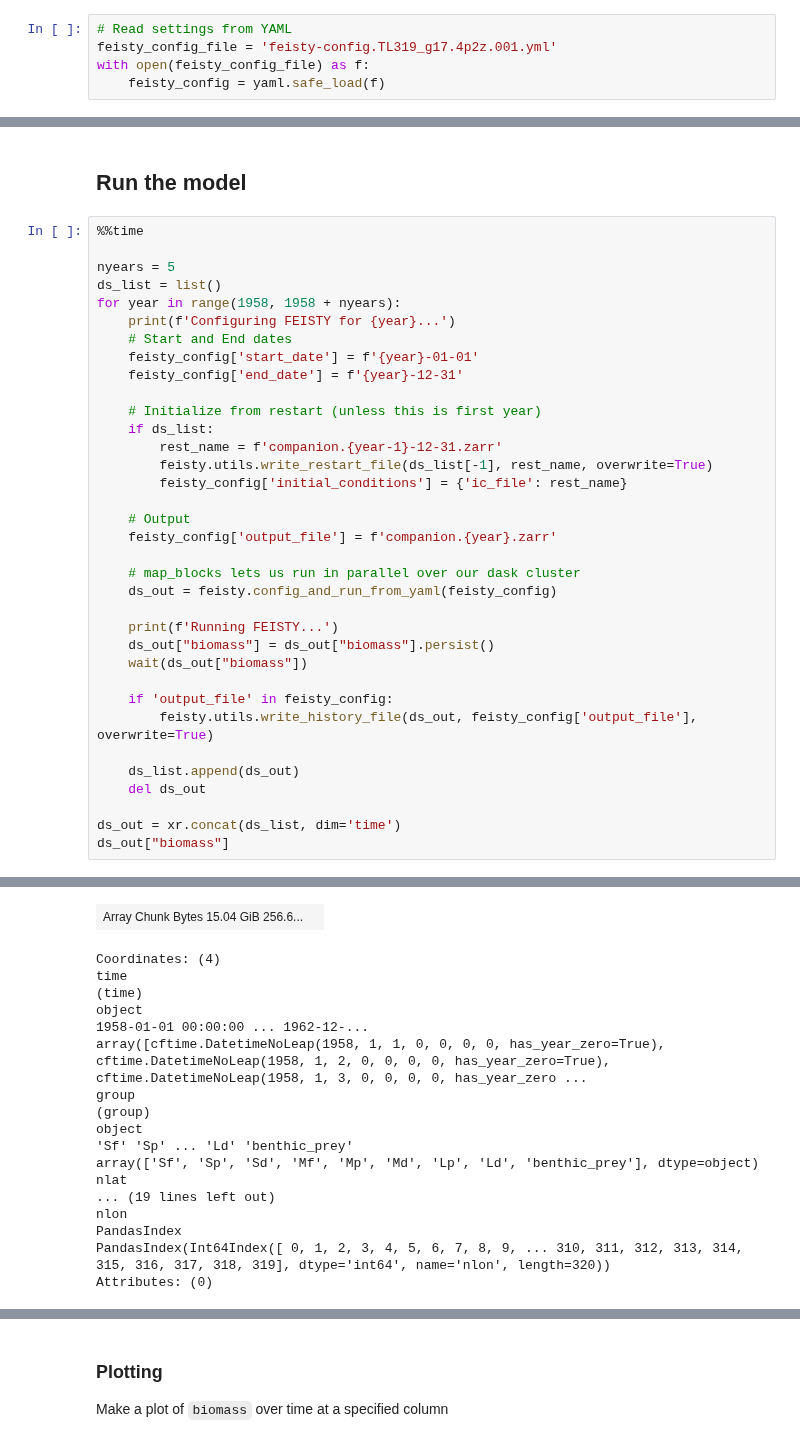
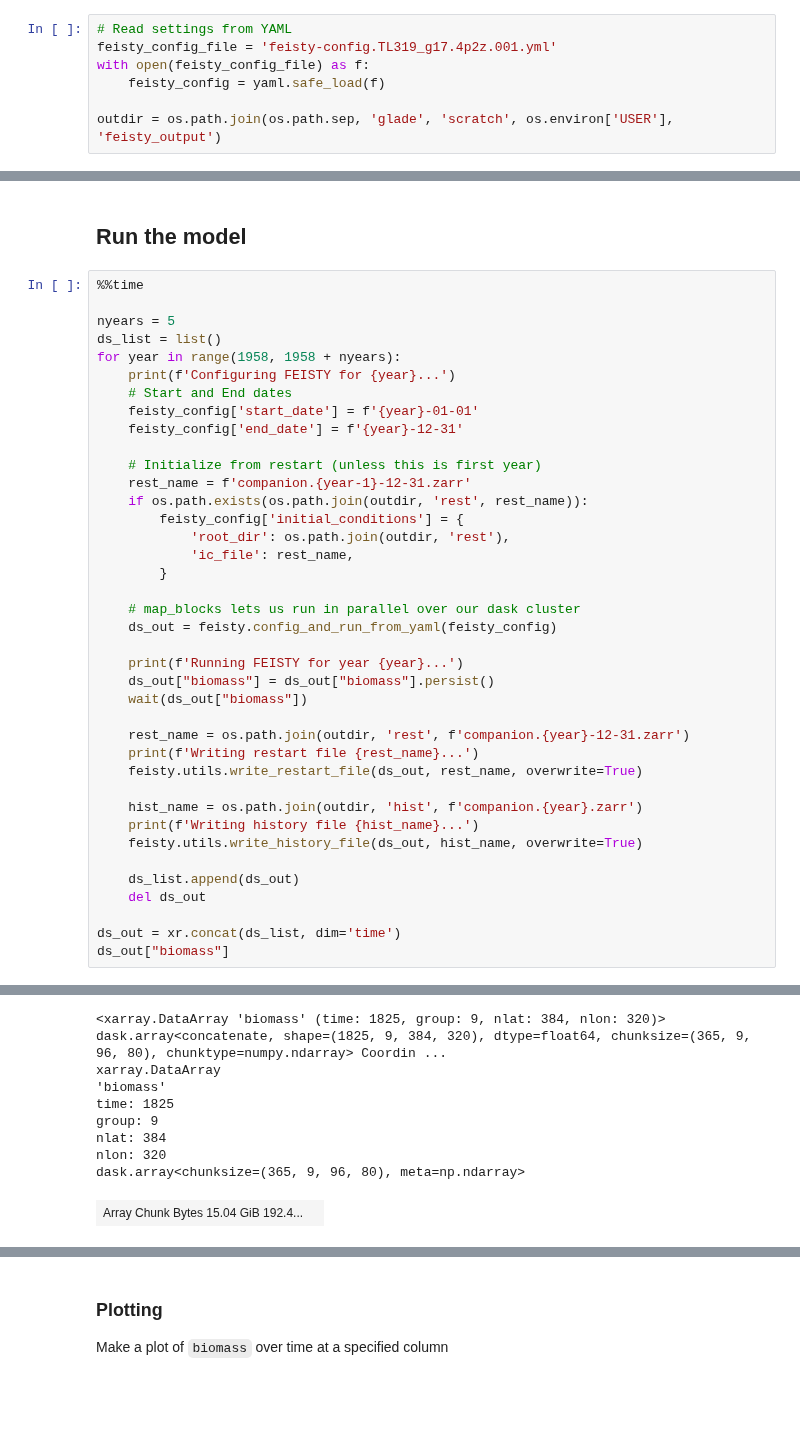
Before and after one commit to marbl-ecosys/feisty, a Jupyter notebook: examples/Run Multiple Years (companion).ipynb, the cells around one changed output, grey strips where cells are left out. Saved outputs shown, nothing was run; the diff lists cells and outputs as text; blank space fills up the shorter version.

```diff
--- a/examples/Run Multiple Years (companion).ipynb
+++ b/examples/Run Multiple Years (companion).ipynb
@@ -34,6 +34,8 @@ There are also several parameters controlling how the run is set up.
 feisty_config_file = 'feisty-config.TL319_g17.4p2z.001.yml'
 with open(feisty_config_file) as f:
     feisty_config = yaml.safe_load(f)
+
+outdir = os.path.join(os.path.sep, 'glade', 'scratch', os.environ['USER'], 'feisty_output')
 # %% [markdown]
 ## Set up Dask cluster
 
@@ -90,23 +92,27 @@ for year in range(1958, 1958 + nyears):
     feisty_config['end_date'] = f'{year}-12-31'
 
     # Initialize from restart (unless this is first year)
-    if ds_list:
-        rest_name = f'companion.{year-1}-12-31.zarr'
-        feisty.utils.write_restart_file(ds_list[-1], rest_name, overwrite=True)
-        feisty_config['initial_conditions'] = {'ic_file': rest_name}
-
-    # Output
-    feisty_config['output_file'] = f'companion.{year}.zarr'
+    rest_name = f'companion.{year-1}-12-31.zarr'
+    if os.path.exists(os.path.join(outdir, 'rest', rest_name)):
+        feisty_config['initial_conditions'] = {
+            'root_dir': os.path.join(outdir, 'rest'),
+            'ic_file': rest_name,
+        }
 
     # map_blocks lets us run in parallel over our dask cluster
     ds_out = feisty.config_and_run_from_yaml(feisty_config)
 
-    print(f'Running FEISTY...')
+    print(f'Running FEISTY for year {year}...')
     ds_out["biomass"] = ds_out["biomass"].persist()
     wait(ds_out["biomass"])
 
-    if 'output_file' in feisty_config:
-        feisty.utils.write_history_file(ds_out, feisty_config['output_file'], overwrite=True)
+    rest_name = os.path.join(outdir, 'rest', f'companion.{year}-12-31.zarr')
+    print(f'Writing restart file {rest_name}...')
+    feisty.utils.write_restart_file(ds_out, rest_name, overwrite=True)
+
+    hist_name = os.path.join(outdir, 'hist', f'companion.{year}.zarr')
+    print(f'Writing history file {hist_name}...')
+    feisty.utils.write_history_file(ds_out, hist_name, overwrite=True)
 
     ds_list.append(ds_out)
     del ds_out
@@ -154,18 +172,9 @@ dask.array<chunksize=(365, 9, 128, 80), meta=np.ndarray>
+<xarray.DataArray 'biomass' (time: 1825, group: 9, nlat: 384, nlon: 320)> dask.array<concatenate, shape=(1825, 9, 384, 320), dtype=float64, chunksize=(365, 9, 96, 80), chunktype=numpy.ndarray> Coordin ...
+xarray.DataArray
+'biomass'
+time: 1825
+group: 9
+nlat: 384
+nlon: 320
+dask.array<chunksize=(365, 9, 96, 80), meta=np.ndarray>
-| Array Chunk Bytes 15.04 GiB 256.6... |  |
+| Array Chunk Bytes 15.04 GiB 192.4... |  |
-Coordinates: (4)
-time
-(time)
-object
-1958-01-01 00:00:00 ... 1962-12-...
-array([cftime.DatetimeNoLeap(1958, 1, 1, 0, 0, 0, 0, has_year_zero=True), cftime.DatetimeNoLeap(1958, 1, 2, 0, 0, 0, 0, has_year_zero=True), cftime.DatetimeNoLeap(1958, 1, 3, 0, 0, 0, 0, has_year_zero ...
-group
-(group)
-object
-'Sf' 'Sp' ... 'Ld' 'benthic_prey'
-array(['Sf', 'Sp', 'Sd', 'Mf', 'Mp', 'Md', 'Lp', 'Ld', 'benthic_prey'], dtype=object)
-nlat
-... (19 lines left out)
-nlon
-PandasIndex
-PandasIndex(Int64Index([ 0, 1, 2, 3, 4, 5, 6, 7, 8, 9, ... 310, 311, 312, 313, 314, 315, 316, 317, 318, 319], dtype='int64', name='nlon', length=320))
-Attributes: (0)
```
Also changed, not shown: parts of 4 cells of this notebook, 1 other file.
